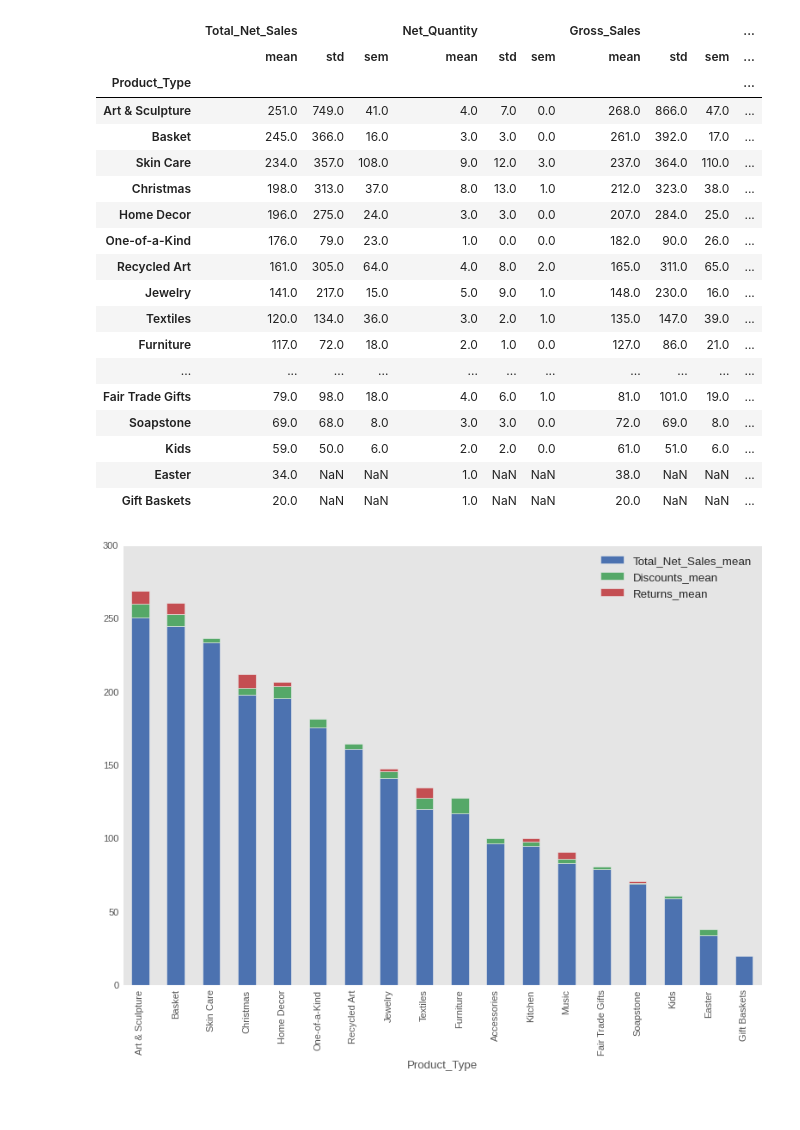
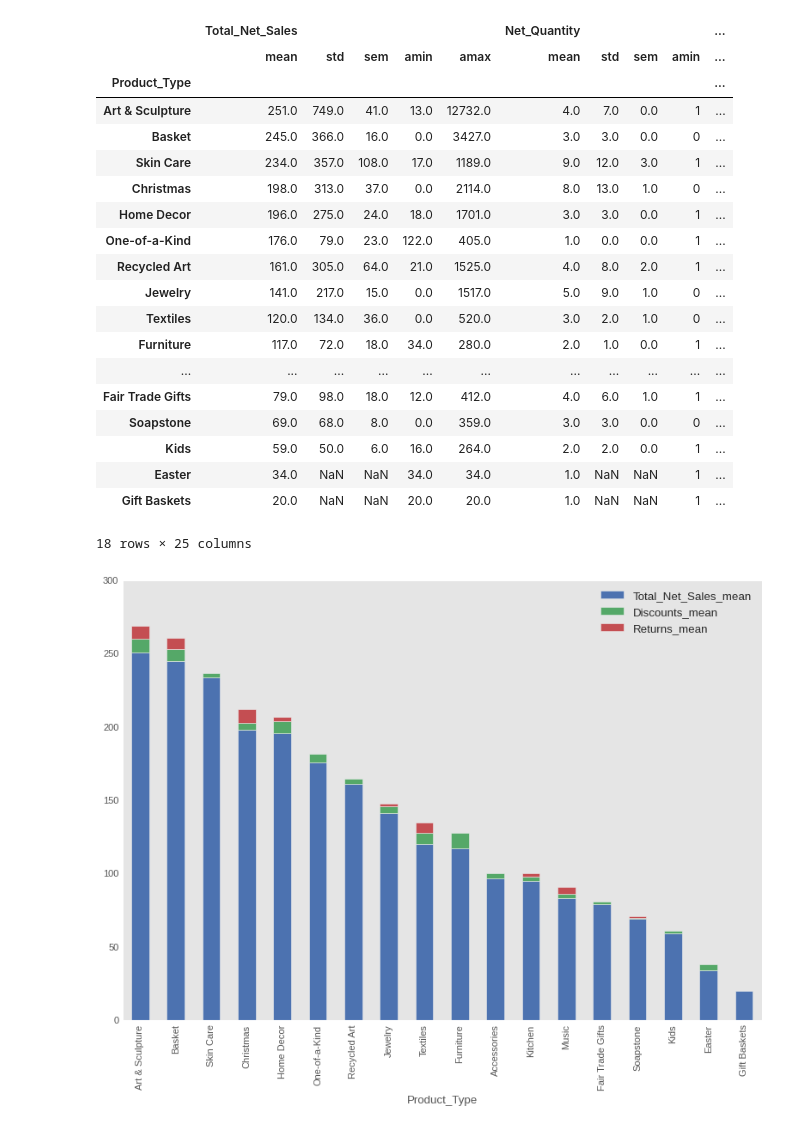
Before and after one commit to tuebolo/online_business_sales, a Jupyter notebook: analysis.ipynb, the cells around one changed output. Saved outputs shown, nothing was run; the diff lists cells and outputs as text; code cells hidden in the pictures.

```diff
--- a/analysis.ipynb
+++ b/analysis.ipynb
@@ -56,45 +67,46 @@ sales['Product_Type'] = sales['Product_Type'].str.strip()
 # %%
 # make a table with stadard deviation and standard error for total net sales
 
 # remove nans from sales dataset
 sales = sales.dropna()
 sales.isnull().values.any()
 
 # create table
-total_sales = sales.groupby('Product_Type').agg([np.mean, np.std, sp.sem])
+total_sales = sales.groupby('Product_Type').agg([np.mean, np.std, sp.sem, np.min, np.max])
 
 # Round all values
 total_sales = total_sales.round()
 
 # rearange columns so that total net sales is first
 cols = total_sales.columns.tolist()
-cols = cols[-3:] + cols[:-3]
+cols = cols[-5:] + cols[:-5]
 total_sales = total_sales[cols]
 
 # rearange rows from highest to lowest for total net sales
 total_sales = total_sales.sort_values([('Total_Net_Sales','mean')], ascending=False)
 
 display(total_sales)
 # %% [output]
-|  | Total_Net_Sales |  |  | Net_Quantity |  |  | Gross_Sales |  |  | ... |
-|  | mean | std | sem | mean | std | sem | mean | std | sem | ... |
+|  | Total_Net_Sales |  |  |  |  | Net_Quantity |  |  |  | ... |
+|  | mean | std | sem | amin | amax | mean | std | sem | amin | ... |
 | Product_Type |  |  |  |  |  |  |  |  |  | ... |
-| Art & Sculpture | 251.0 | 749.0 | 41.0 | 4.0 | 7.0 | 0.0 | 268.0 | 866.0 | 47.0 | ... |
-| Basket | 245.0 | 366.0 | 16.0 | 3.0 | 3.0 | 0.0 | 261.0 | 392.0 | 17.0 | ... |
-| Skin Care | 234.0 | 357.0 | 108.0 | 9.0 | 12.0 | 3.0 | 237.0 | 364.0 | 110.0 | ... |
-| Christmas | 198.0 | 313.0 | 37.0 | 8.0 | 13.0 | 1.0 | 212.0 | 323.0 | 38.0 | ... |
-| Home Decor | 196.0 | 275.0 | 24.0 | 3.0 | 3.0 | 0.0 | 207.0 | 284.0 | 25.0 | ... |
-| One-of-a-Kind | 176.0 | 79.0 | 23.0 | 1.0 | 0.0 | 0.0 | 182.0 | 90.0 | 26.0 | ... |
-| Recycled Art | 161.0 | 305.0 | 64.0 | 4.0 | 8.0 | 2.0 | 165.0 | 311.0 | 65.0 | ... |
-| Jewelry | 141.0 | 217.0 | 15.0 | 5.0 | 9.0 | 1.0 | 148.0 | 230.0 | 16.0 | ... |
-| Textiles | 120.0 | 134.0 | 36.0 | 3.0 | 2.0 | 1.0 | 135.0 | 147.0 | 39.0 | ... |
-| Furniture | 117.0 | 72.0 | 18.0 | 2.0 | 1.0 | 0.0 | 127.0 | 86.0 | 21.0 | ... |
+| Art & Sculpture | 251.0 | 749.0 | 41.0 | 13.0 | 12732.0 | 4.0 | 7.0 | 0.0 | 1 | ... |
+| Basket | 245.0 | 366.0 | 16.0 | 0.0 | 3427.0 | 3.0 | 3.0 | 0.0 | 0 | ... |
+| Skin Care | 234.0 | 357.0 | 108.0 | 17.0 | 1189.0 | 9.0 | 12.0 | 3.0 | 1 | ... |
+| Christmas | 198.0 | 313.0 | 37.0 | 0.0 | 2114.0 | 8.0 | 13.0 | 1.0 | 0 | ... |
+| Home Decor | 196.0 | 275.0 | 24.0 | 18.0 | 1701.0 | 3.0 | 3.0 | 0.0 | 1 | ... |
+| One-of-a-Kind | 176.0 | 79.0 | 23.0 | 122.0 | 405.0 | 1.0 | 0.0 | 0.0 | 1 | ... |
+| Recycled Art | 161.0 | 305.0 | 64.0 | 21.0 | 1525.0 | 4.0 | 8.0 | 2.0 | 1 | ... |
+| Jewelry | 141.0 | 217.0 | 15.0 | 0.0 | 1517.0 | 5.0 | 9.0 | 1.0 | 0 | ... |
+| Textiles | 120.0 | 134.0 | 36.0 | 0.0 | 520.0 | 3.0 | 2.0 | 1.0 | 0 | ... |
+| Furniture | 117.0 | 72.0 | 18.0 | 34.0 | 280.0 | 2.0 | 1.0 | 0.0 | 1 | ... |
 | ... | ... | ... | ... | ... | ... | ... | ... | ... | ... | ... |
-| Fair Trade Gifts | 79.0 | 98.0 | 18.0 | 4.0 | 6.0 | 1.0 | 81.0 | 101.0 | 19.0 | ... |
-| Soapstone | 69.0 | 68.0 | 8.0 | 3.0 | 3.0 | 0.0 | 72.0 | 69.0 | 8.0 | ... |
-| Kids | 59.0 | 50.0 | 6.0 | 2.0 | 2.0 | 0.0 | 61.0 | 51.0 | 6.0 | ... |
-| Easter | 34.0 | NaN | NaN | 1.0 | NaN | NaN | 38.0 | NaN | NaN | ... |
-| Gift Baskets | 20.0 | NaN | NaN | 1.0 | NaN | NaN | 20.0 | NaN | NaN | ... |
+| Fair Trade Gifts | 79.0 | 98.0 | 18.0 | 12.0 | 412.0 | 4.0 | 6.0 | 1.0 | 1 | ... |
+| Soapstone | 69.0 | 68.0 | 8.0 | 0.0 | 359.0 | 3.0 | 3.0 | 0.0 | 0 | ... |
+| Kids | 59.0 | 50.0 | 6.0 | 16.0 | 264.0 | 2.0 | 2.0 | 0.0 | 1 | ... |
+| Easter | 34.0 | NaN | NaN | 34.0 | 34.0 | 1.0 | NaN | NaN | 1 | ... |
+| Gift Baskets | 20.0 | NaN | NaN | 20.0 | 20.0 | 1.0 | NaN | NaN | 1 | ... |
+18 rows × 25 columns
 # %%
 # get only the mean columns
 df = total_sales.iloc[:, total_sales.columns.get_level_values(1)=='mean']
```
Also changed, not shown: parts of 9 cells of this notebook.
